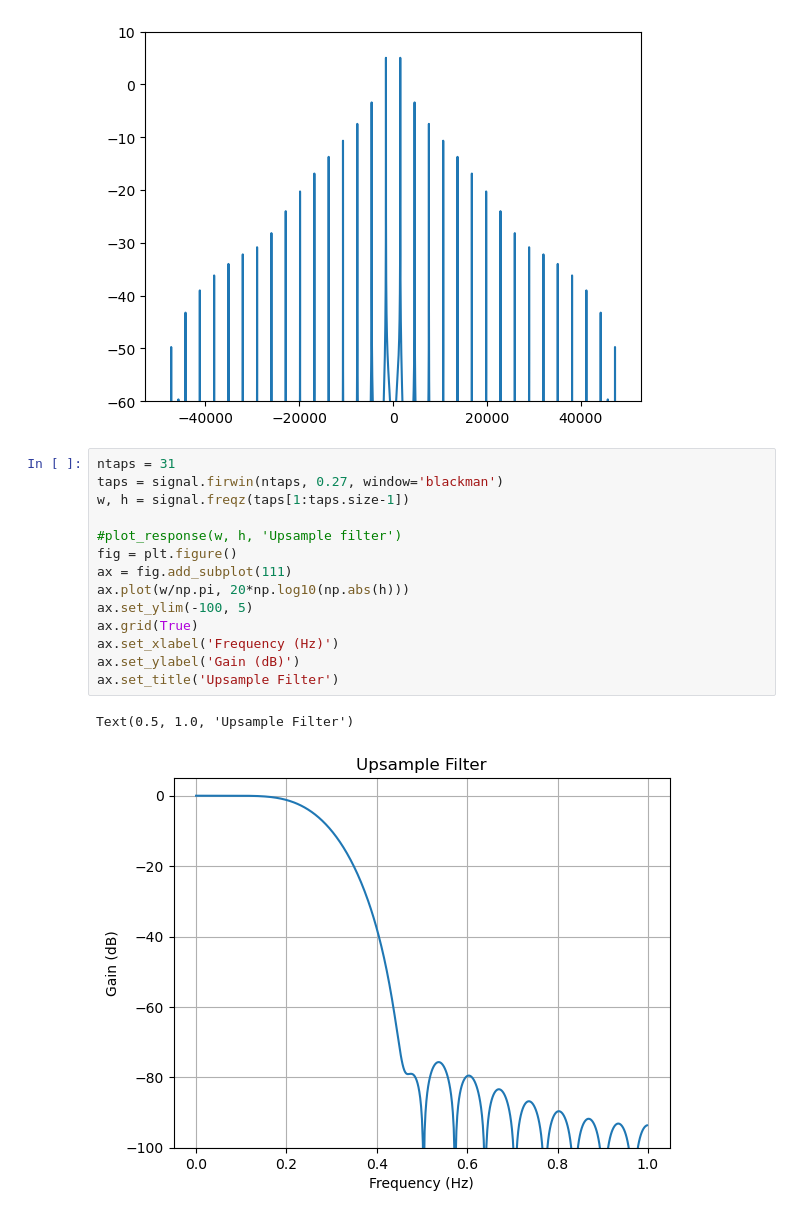
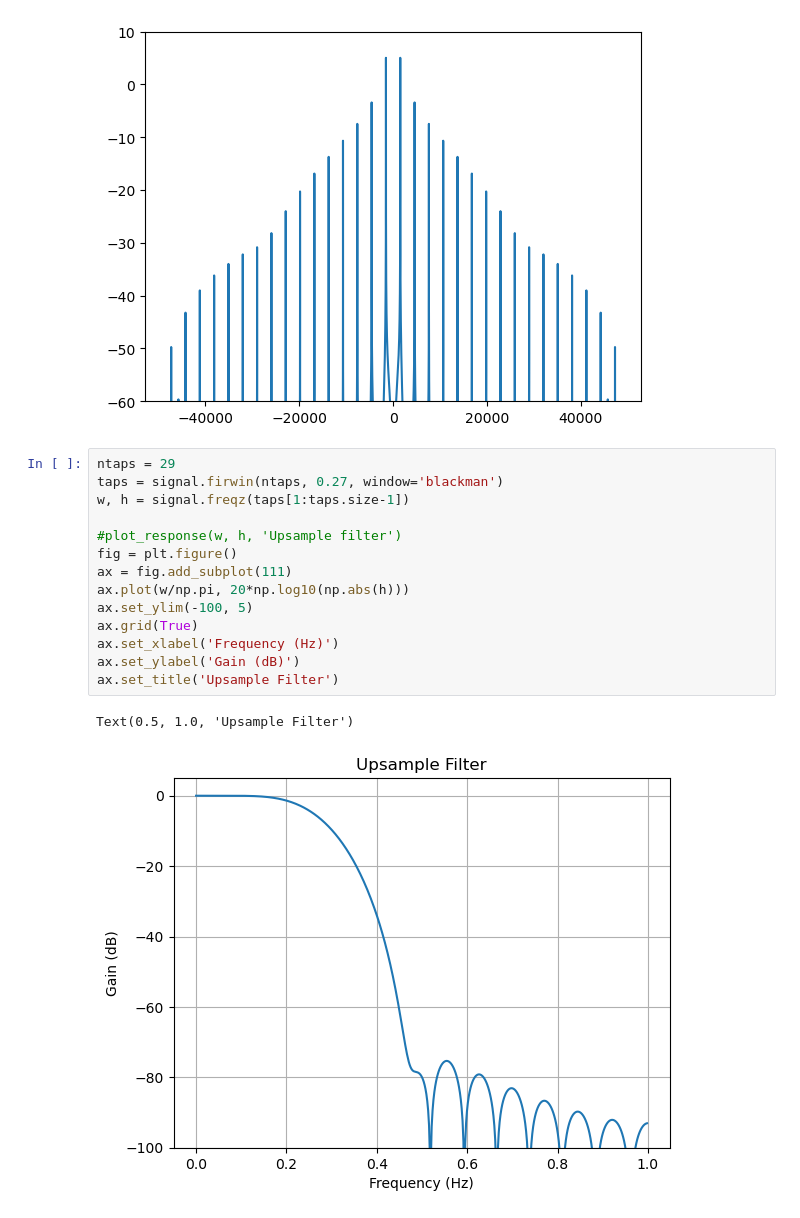
Before and after one commit to sgreene30/Synthesis-Projects, a Jupyter notebook: Software/Simulations/Multirate.ipynb, the cells around one changed output. Cells and saved outputs as stored; diff of their text form.

```diff
--- a/Software/Simulations/Multirate.ipynb
+++ b/Software/Simulations/Multirate.ipynb
@@ -87,20 +87,20 @@ plt.show()
 # %% [output]
 [figure]
 # %%
-ntaps = 31
+ntaps = 29
 taps = signal.firwin(ntaps, 0.27, window='blackman')
 w, h = signal.freqz(taps[1:taps.size-1])
 
 #plot_response(w, h, 'Upsample filter')
 fig = plt.figure()
 ax = fig.add_subplot(111)
 ax.plot(w/np.pi, 20*np.log10(np.abs(h)))
 ax.set_ylim(-100, 5)
 ax.grid(True)
 ax.set_xlabel('Frequency (Hz)')
 ax.set_ylabel('Gain (dB)')
 ax.set_title('Upsample Filter')
 # %% [output]
 Text(0.5, 1.0, 'Upsample Filter')
-[figure, old version]
+[figure, new version]
 # %%
```
Also changed, not shown: parts of 2 cells of this notebook, 43 other files.
